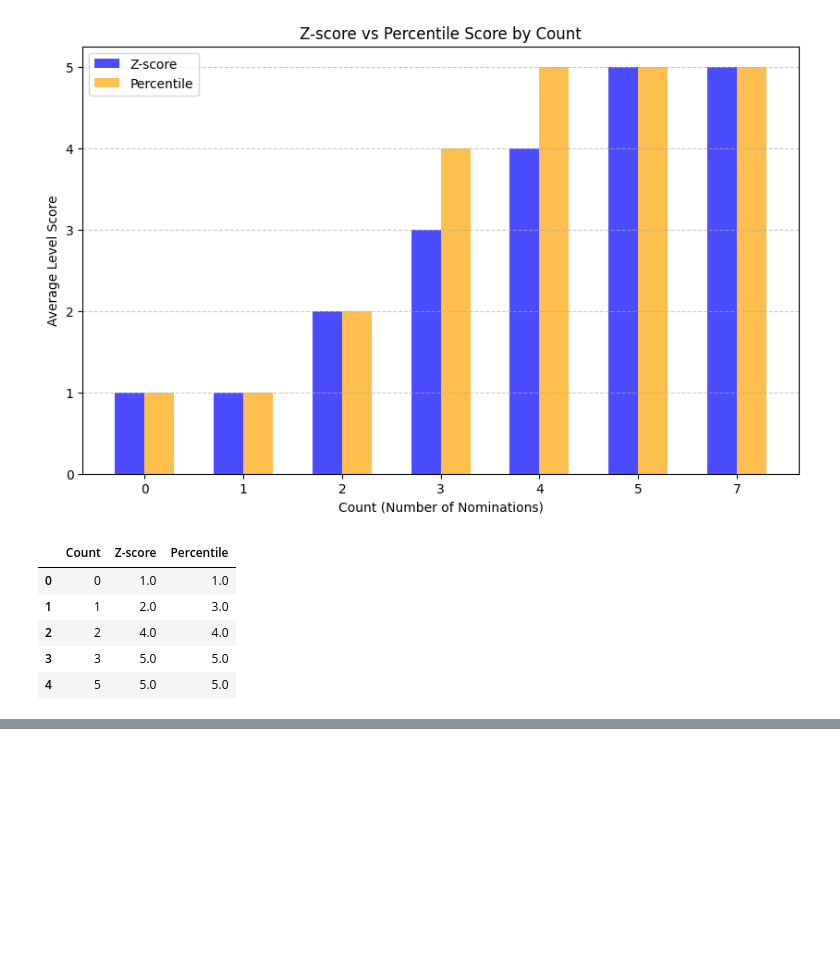
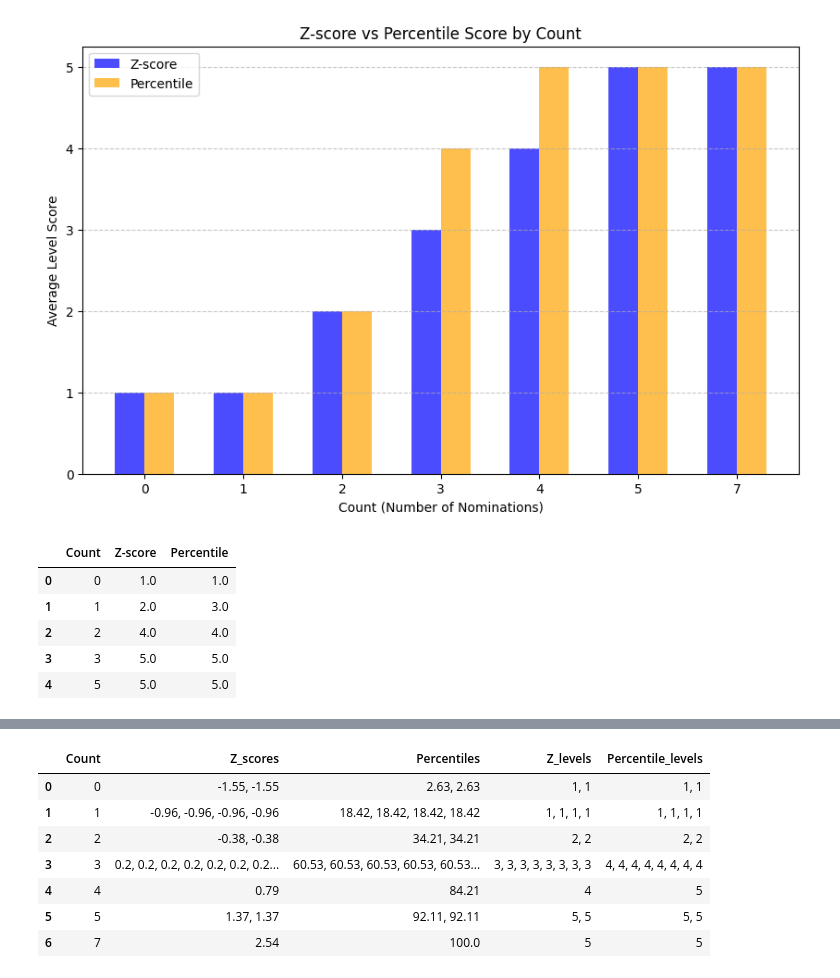
Before and after one commit to Byumin/peer, a Jupyter notebook: standard.ipynb, the cells around one changed output, grey strips where cells are left out. Cells and saved outputs as stored; diff of their text form; code cells hidden in the pictures; blank space fills up the shorter version.

```diff
--- a/standard.ipynb
+++ b/standard.ipynb
@@ -580,0 +650,11 @@ df_grouped
+# %%
+df_grouped
+# %% [output]
+|  | Count | Z_scores | Percentiles | Z_levels | Percentile_levels |
+| 0 | 0 | -1.55, -1.55 | 2.63, 2.63 | 1, 1 | 1, 1 |
+| 1 | 1 | -0.96, -0.96, -0.96, -0.96 | 18.42, 18.42, 18.42, 18.42 | 1, 1, 1, 1 | 1, 1, 1, 1 |
+| 2 | 2 | -0.38, -0.38 | 34.21, 34.21 | 2, 2 | 2, 2 |
+| 3 | 3 | 0.2, 0.2, 0.2, 0.2, 0.2, 0.2, 0.2... | 60.53, 60.53, 60.53, 60.53, 60.53... | 3, 3, 3, 3, 3, 3, 3, 3 | 4, 4, 4, 4, 4, 4, 4, 4 |
+| 4 | 4 | 0.79 | 84.21 | 4 | 5 |
+| 5 | 5 | 1.37, 1.37 | 92.11, 92.11 | 5, 5 | 5, 5 |
+| 6 | 7 | 2.54 | 100.0 | 5 | 5 |
```
Also changed, not shown: parts of 3 cells of this notebook.
